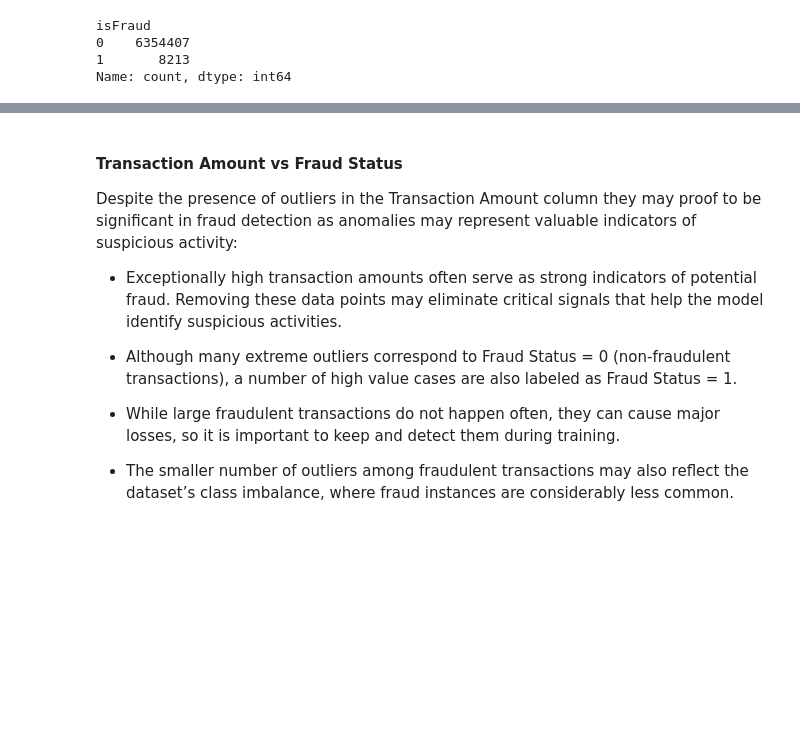
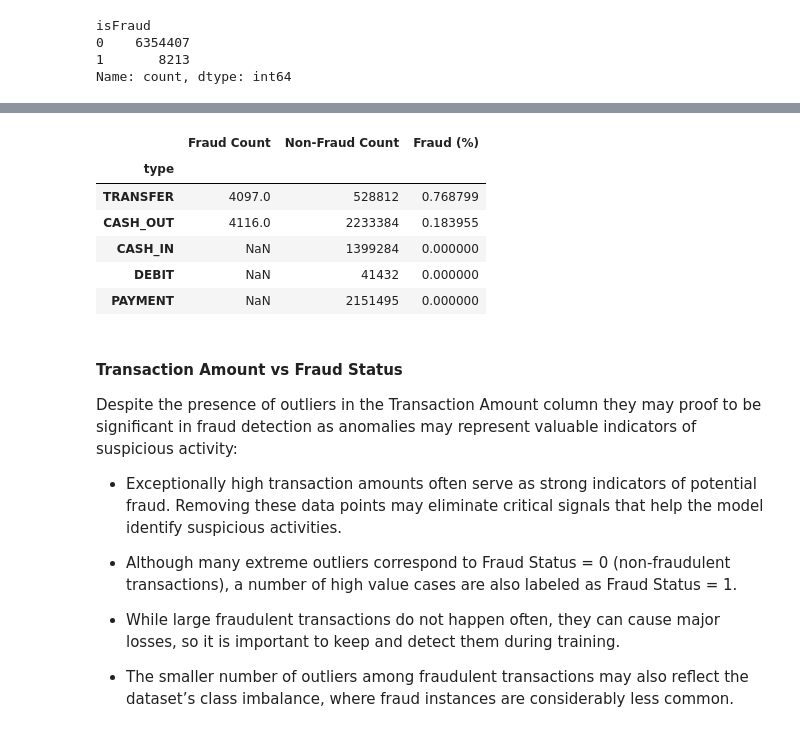
Before and after one commit to heokieee/bt4012-grp19, a Jupyter notebook: BT4012_grp19.ipynb, the cells around one changed output, grey strips where cells are left out. Drawn from its saved outputs; the diff is of its cells as text; code cells hidden in the pictures; blank space fills up the shorter version.

```diff
--- a/BT4012_grp19.ipynb
+++ b/BT4012_grp19.ipynb
@@ -456,3 +456,31 @@ plt.show()
+# %%
+# Fraud and non-fraud subsets
+df_fraud = df[df.isFraud == 1]
+df_non_fraud = df[df.isFraud == 0]
+
+# Calculate counts
+fraud_count = df_fraud.groupby('type').size()
+nonfraud_count = df_non_fraud.groupby('type').size()
+
+# Calculate fraud percentage
+fraud_percent = df.groupby('type')['isFraud'].mean() * 100
+
+# Combine into one table
+summary = pd.concat([fraud_count, nonfraud_count, fraud_percent], axis=1)
+summary.columns = ['Fraud Count', 'Non-Fraud Count', 'Fraud (%)']
+
+# Sort by highest fraud percentage
+summary = summary.sort_values(by='Fraud (%)', ascending=False)
+
+summary
+# %% [output]
+|  | Fraud Count | Non-Fraud Count | Fraud (%) |
+| type |  |  |  |
+| TRANSFER | 4097.0 | 528812 | 0.768799 |
+| CASH_OUT | 4116.0 | 2233384 | 0.183955 |
+| CASH_IN | NaN | 1399284 | 0.000000 |
+| DEBIT | NaN | 41432 | 0.000000 |
+| PAYMENT | NaN | 2151495 | 0.000000 |
 # %% [markdown]
 #### Transaction Amount vs Fraud Status
 
```
Also changed, not shown: parts of 17 cells of this notebook.
